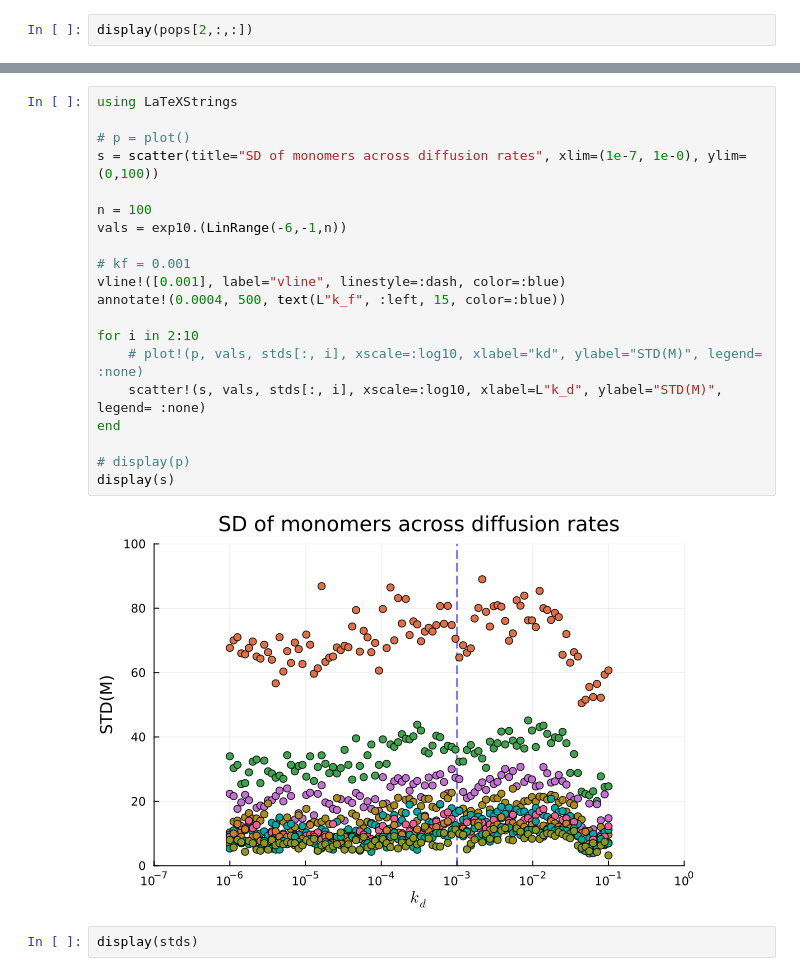
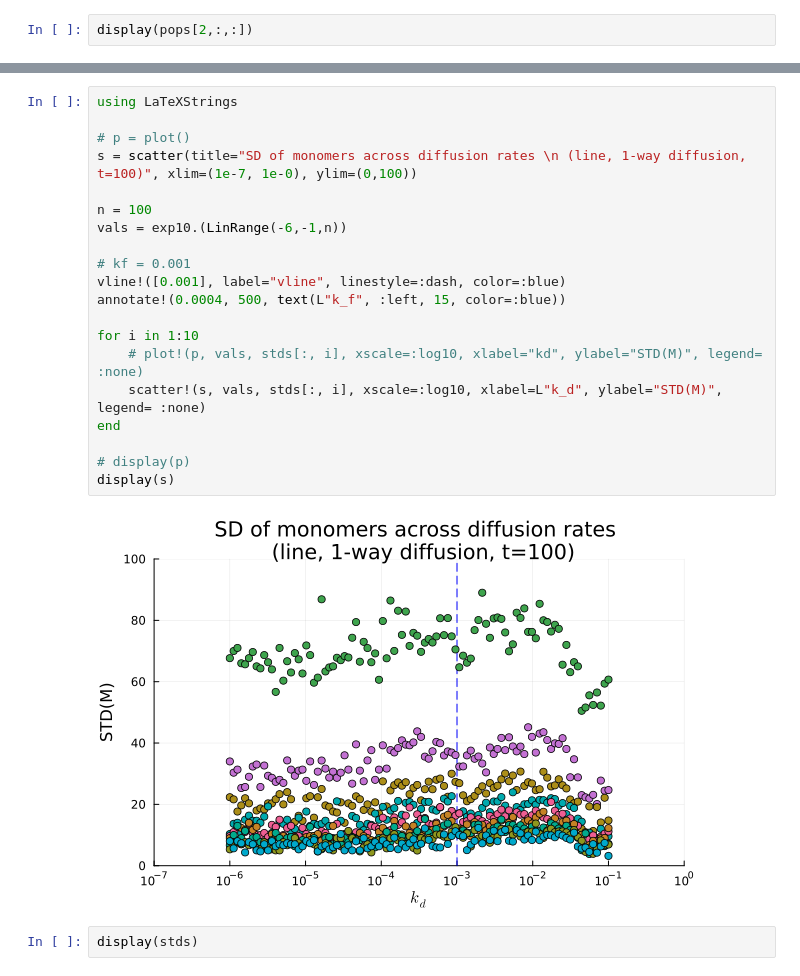
Before and after one commit to colemathis/flow-complexity, a Jupyter notebook: milestones/02_std(m)-vs-kd/E_kd=logspace,t=500/plot.ipynb, the cells around one changed output, grey strips where cells are left out. Cells and saved outputs as stored; diff of their text form.

Commit message:
update plotting scripts

```diff
--- a/milestones/02_std(m)-vs-kd/E_kd=logspace,t=500/plot.ipynb
+++ b/milestones/02_std(m)-vs-kd/E_kd=logspace,t=500/plot.ipynb
@@ -183,25 +201,25 @@ display(stds)
 # %%
 using LaTeXStrings
 
 # p = plot()
-s = scatter(title="SD of monomers across diffusion rates", xlim=(1e-7, 1e-0), ylim=(0,100))
+s = scatter(title="SD of monomers across diffusion rates \n (line, 1-way diffusion, t=100)", xlim=(1e-7, 1e-0), ylim=(0,100))
 
 n = 100
 vals = exp10.(LinRange(-6,-1,n))
 
 # kf = 0.001
 vline!([0.001], label="vline", linestyle=:dash, color=:blue)
 annotate!(0.0004, 500, text(L"k_f", :left, 15, color=:blue))
 
-for i in 2:10
+for i in 1:10
     # plot!(p, vals, stds[:, i], xscale=:log10, xlabel="kd", ylabel="STD(M)", legend= :none)
     scatter!(s, vals, stds[:, i], xscale=:log10, xlabel=L"k_d", ylabel="STD(M)", legend= :none)
 end
 
 # display(p)
 display(s)
 # %% [output]
-[figure, old version]
+[figure, new version]
 # %%
 display(stds)
 # %%
```
Also changed, not shown: parts of 1 cell of this notebook, 1 other file.
